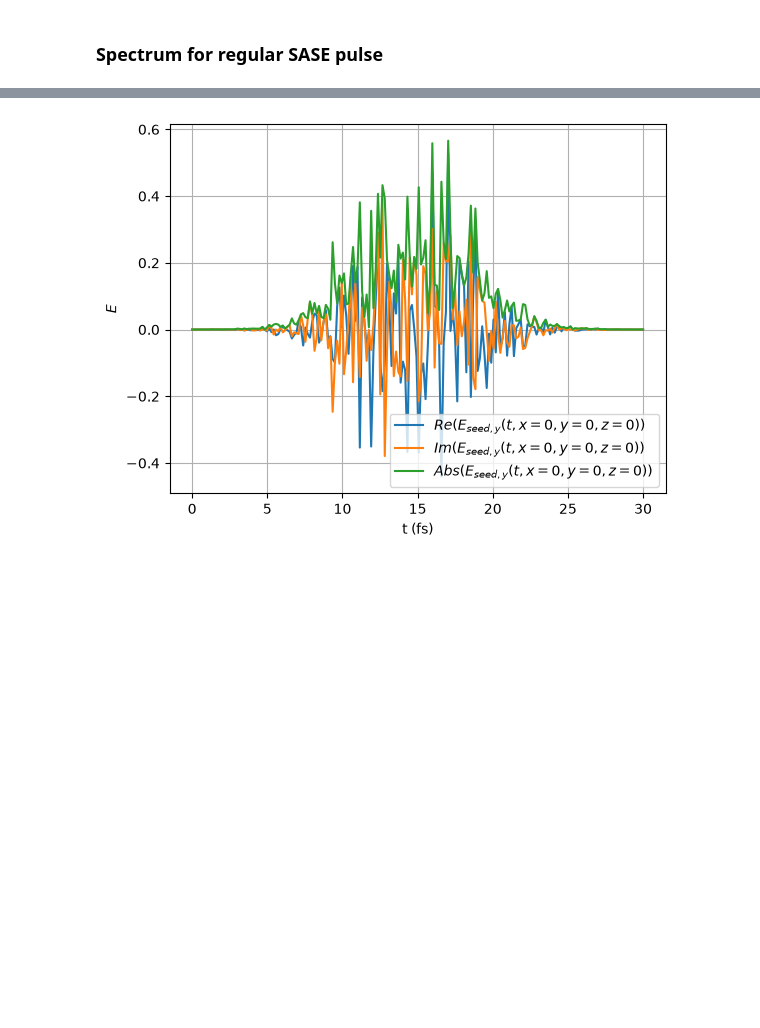
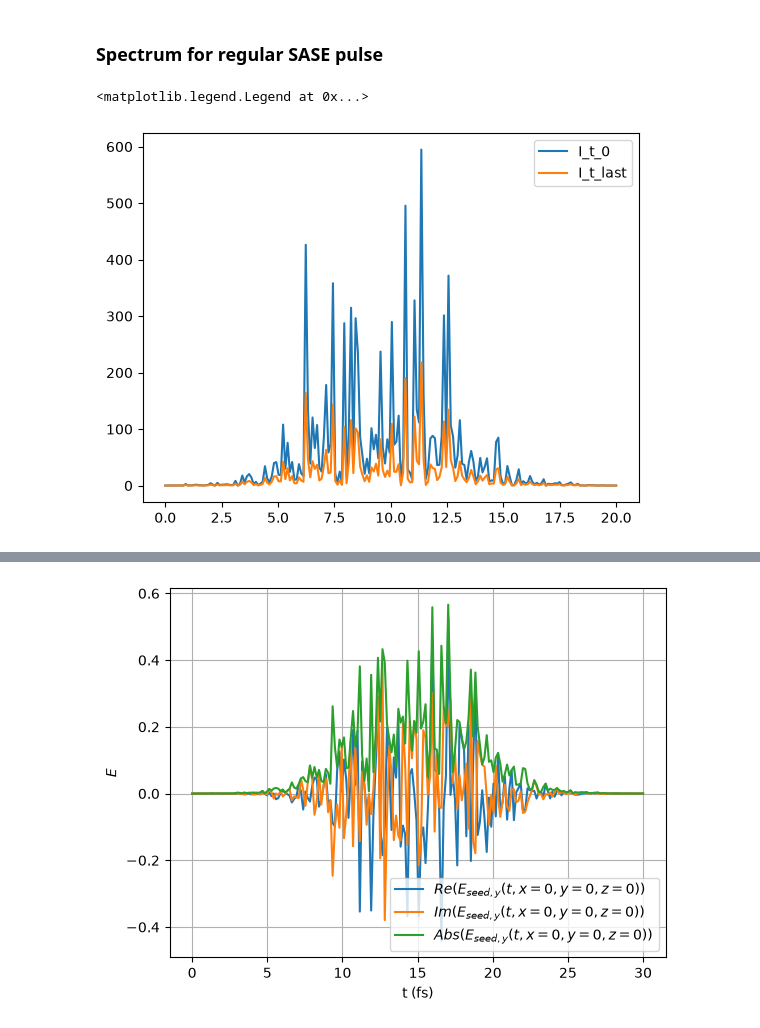
Before and after one commit to P4GAN/Cu-RSA-XFEL-Simulation, a Jupyter notebook: notebooks/monochromator.ipynb, the cells around one changed output, grey strips where cells are left out. Drawn from its saved outputs; the diff is of its cells as text; code cells hidden in the pictures; blank space fills up the shorter version.

```diff
--- a/notebooks/monochromator.ipynb
+++ b/notebooks/monochromator.ipynb
@@ -30,0 +40,32 @@ ypad = 64
+# %%
+P_pstxyz = np.array([ np.einsum('ijs,jitxyz->stxyz', X.Tijs_minus, X.rho_ijtxyz) , np.einsum('ijtxyz,jis->stxyz', X.rho_ijtxyz, X.Tijs_plus) ])
+
+I_t_0 = np.einsum('stxy,stxy->t', X.Omega_pstxyz[0, :, :, :, :, 0], X.Omega_pstxyz[1, :, :, :, :, 0])
+I_t_last = np.einsum('stxy,stxy->t', X.Omega_pstxyz[0, :, :, :, :, -1], X.Omega_pstxyz[1, :, :, :, :, -1])
+rho_ee_t_last = np.einsum('ijs, jkt, kis-> t', X.Tijs_minus, X.rho_ijtxyz[:,:,:,int(X.xgrid/2),int(X.ygrid/2),-1], X.Tijs_plus, optimize=True)
+rho_gg_t_last = np.einsum('ijs, jkt, kis-> t', X.Tijs_plus, X.rho_ijtxyz[:,:,:,int(X.xgrid/2),int(X.ygrid/2),-1], X.Tijs_minus, optimize=True)
+rho_eg_t_last = P_pstxyz[0,0,:,int(X.xgrid/2),int(X.ygrid/2),-1]
+rho_ground_t_last = X.rho_0_3D[:,int(X.xgrid/2),int(X.ygrid/2),-1]
+t_axis = X.t
+
+date_string = np.datetime_as_string(np.datetime64('now'))
+np.savez_compressed(
+    "test.npz",
+    womega_ar=womega_ar,
+    I_int_thy_w_0=I_int_thy_w_0,
+    I_int_thy_w_last=I_int_thy_w_last,
+    I_t_0=I_t_0,
+    I_t_last=I_t_last,
+    rho_ee_t_last=rho_ee_t_last,
+    rho_gg_t_last=rho_gg_t_last,
+    rho_eg_t_last=rho_eg_t_last,
+    rho_ground_t_last=rho_ground_t_last,
+    t_axis=t_axis
+)
+# %%
+plt.plot(t_axis, I_t_0, label='I_t_0')
+plt.plot(t_axis, I_t_last, label='I_t_last')
+plt.legend()
+# %% [output]
+<matplotlib.legend.Legend at 0x...>
+[figure, added]
```
Also changed, not shown: parts of 6 cells of this notebook, 15 other files.
